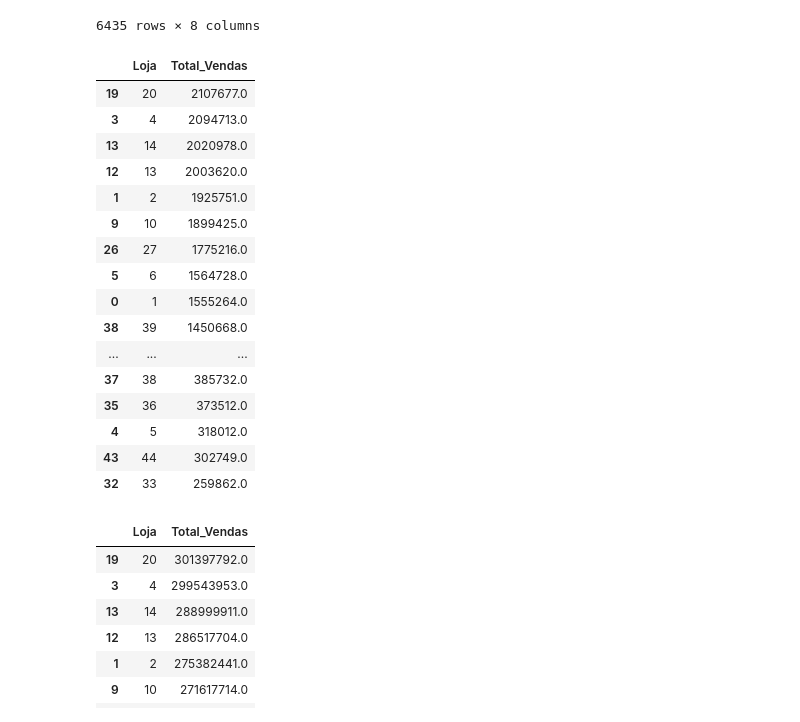
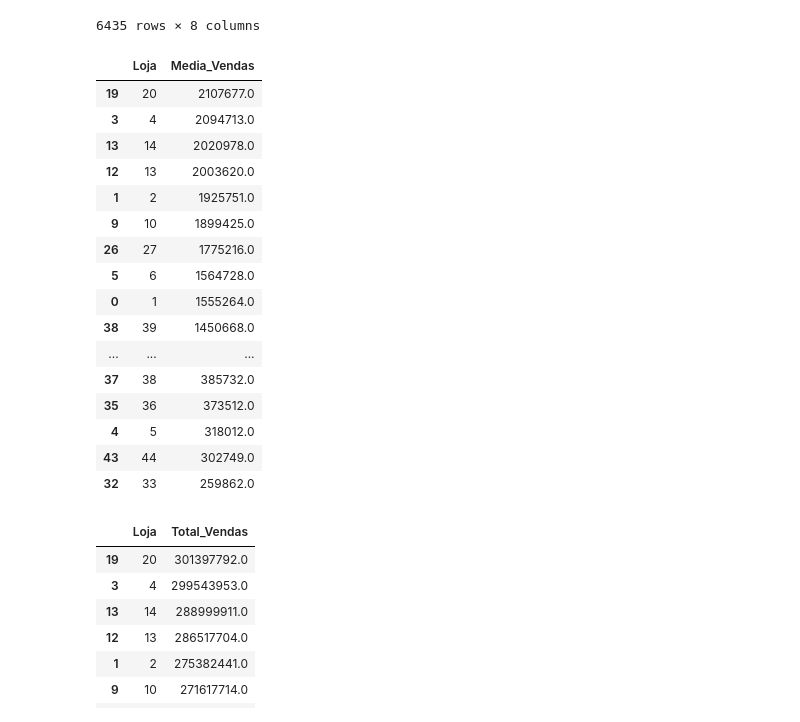
Before and after one commit to BenKefa/projetoGit, a Jupyter notebook: MiniProjeto_DBC_Slot4.ipynb, the cells around one changed output. Saved outputs shown, nothing was run; the diff lists cells and outputs as text; code cells hidden in the pictures.

```diff
--- a/MiniProjeto_DBC_Slot4.ipynb
+++ b/MiniProjeto_DBC_Slot4.ipynb
@@ -180,17 +180,17 @@ df
 # %%
 # Preço medio de vendas por loja
 media_vendas_por_loja = df.groupby('Loja',as_index=False)['Vendas_na_Semana'].mean()
 media_vendas_por_loja = media_vendas_por_loja.round()
 media_vendas_por_loja = media_vendas_por_loja.sort_values(by='Vendas_na_Semana',ascending=False)
 
 
 # Renoemar coluna para ficar de acordo com agrupamento
 media_vendas_por_loja.rename(columns = {
-    'Vendas_na_Semana':'Total_Vendas',
+    'Vendas_na_Semana':'Media_Vendas',
     }, inplace = True)
 media_vendas_por_loja
 # %% [output]
-|  | Loja | Total_Vendas |
+|  | Loja | Media_Vendas |
 | 19 | 20 | 2107677.0 |
 | 3 | 4 | 2094713.0 |
 | 13 | 14 | 2020978.0 |
```
Also changed, not shown: parts of 8 cells of this notebook.
